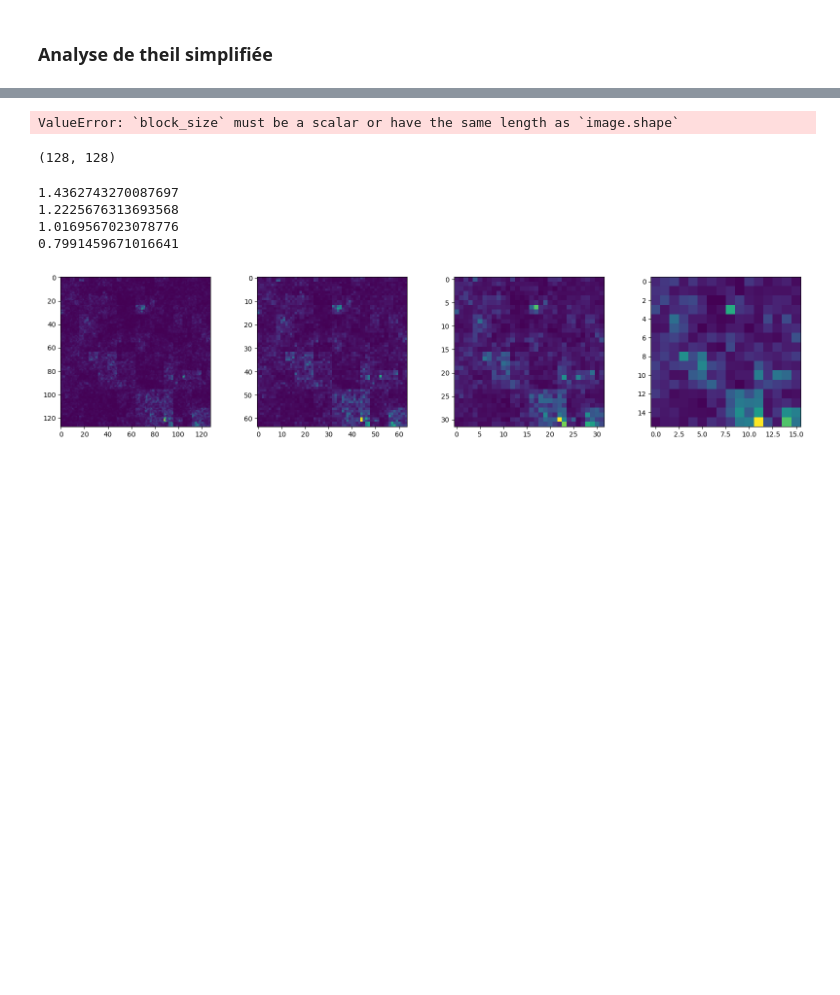
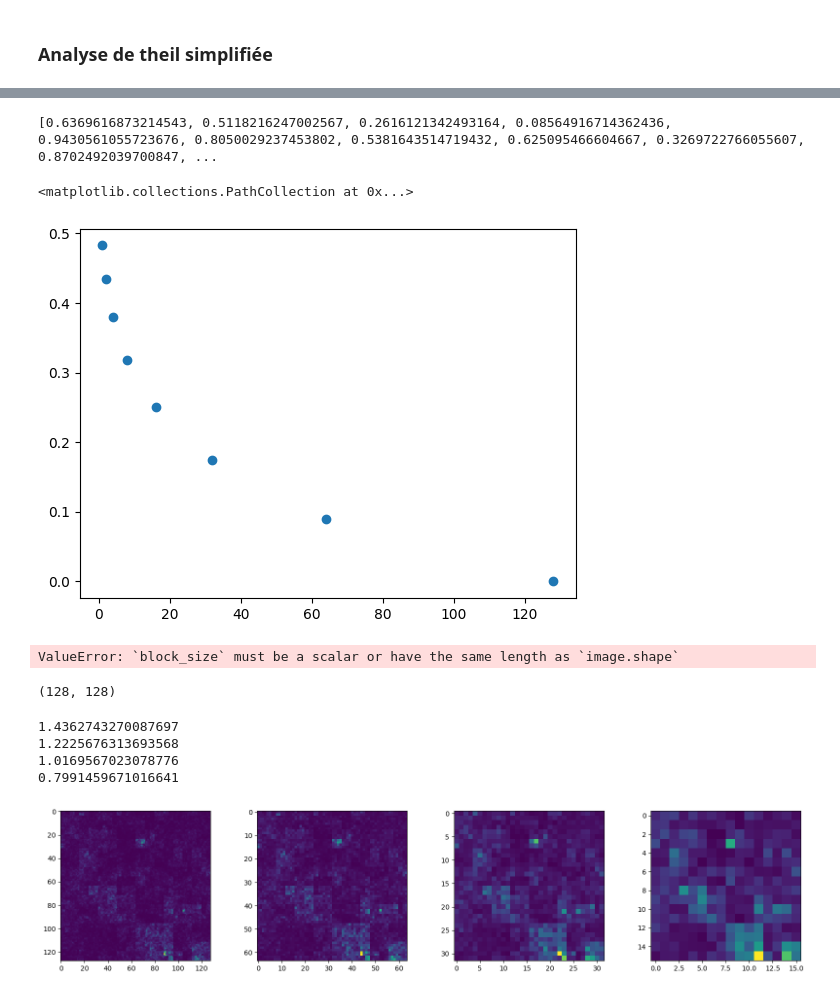
Before and after one commit to fsemecurbe/MMTMSS, a Jupyter notebook: MMTMSS_simplified.ipynb, the cells around one changed output, grey strips where cells are left out. Drawn from its saved outputs; the diff is of its cells as text; code cells hidden in the pictures; blank space fills up the shorter version.

```diff
--- a/MMTMSS_simplified.ipynb
+++ b/MMTMSS_simplified.ipynb
@@ -81,0 +85,14 @@ scale_theil(pop, [1,2,4,8,16,32,64, 128])
+# %%
+from multiprocessing import Pool
+import numpy as np
+
+def test(i):
+    rng = np.random.default_rng(i)
+    return rng.random()
+
+if __name__ == "__main__":
+    with Pool(100) as p:
+        results = p.map(test, range(30))
+    print(results)
+# %% [output]
+[0.6369616873214543, 0.5118216247002567, 0.2616121342493164, 0.08564916714362436, 0.9430561055723676, 0.8050029237453802, 0.5381643514719432, 0.625095466604667, 0.3269722766055607, 0.8702492039700847, ...
@@ -82,11 +106,16 @@ scale_theil(pop, [1,2,4,8,16,32,64, 128])
 # %%
 scale_theils = []
-for i in range(1000):
+for i in range(30):
     lnc = multivariate_lognormal_cascade(10, sigma1=0.178**0.5, sigma2=0.309**0.5, corr=-.185)
     pop = block_reduce(lnc, block_size = (16,16,1), func = np.sum)
     scale_theils.append(np.array(scale_theil(pop, [1,2,4,8,16,32,64, 128])))
 # %%
-np.concatenate(scale_theils, axis=0).reshape(-1,8).mean(axis=0)
+moyenne = np.concatenate(scale_theils, axis=0).reshape(-1,8).mean(axis=0)
+# %%
+plt.scatter([1,2,4,8,16,32,64, 128], moyenne)
+# %% [output]
+<matplotlib.collections.PathCollection at 0x...>
+[figure, added]
 # %%
 small_arr = block_reduce(pop, block_size=(2,2,1), func=np.sum)
 # %% [output]
```
Also changed, not shown: parts of 6 cells of this notebook.
